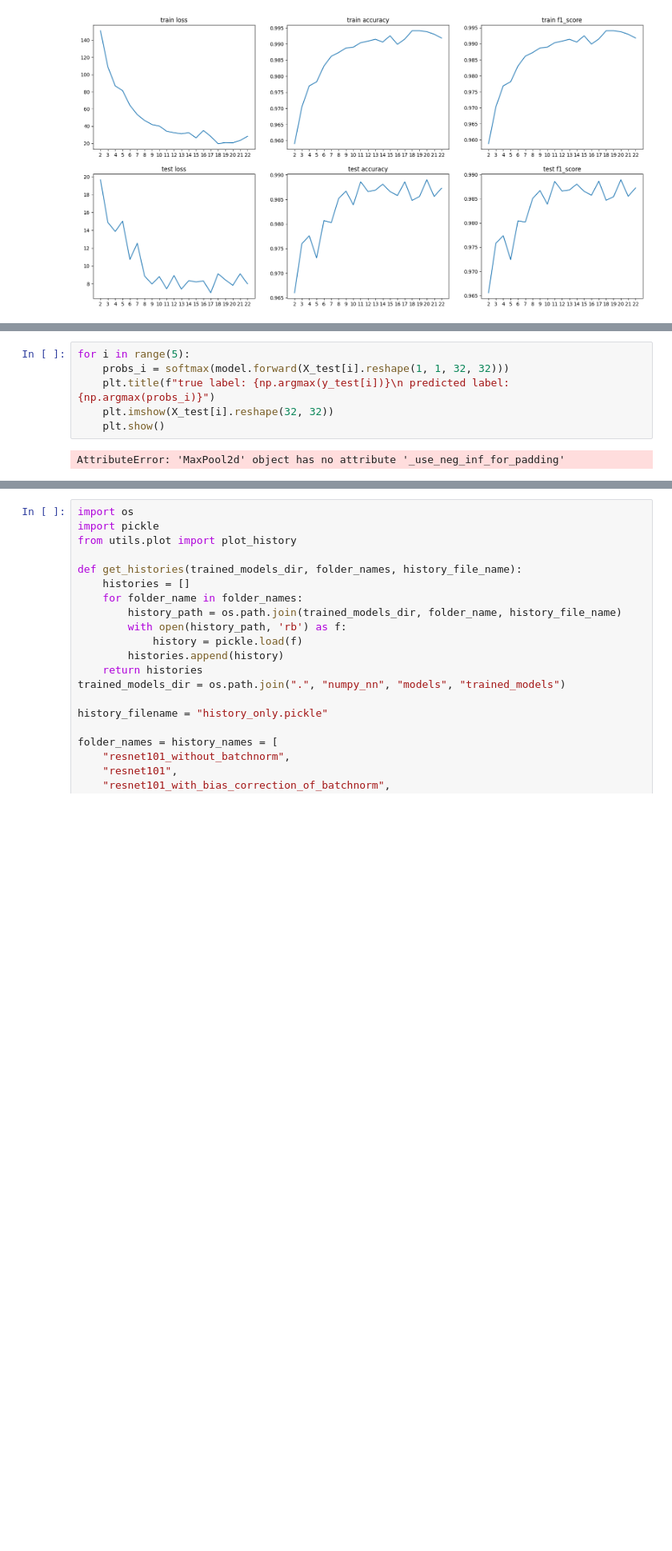
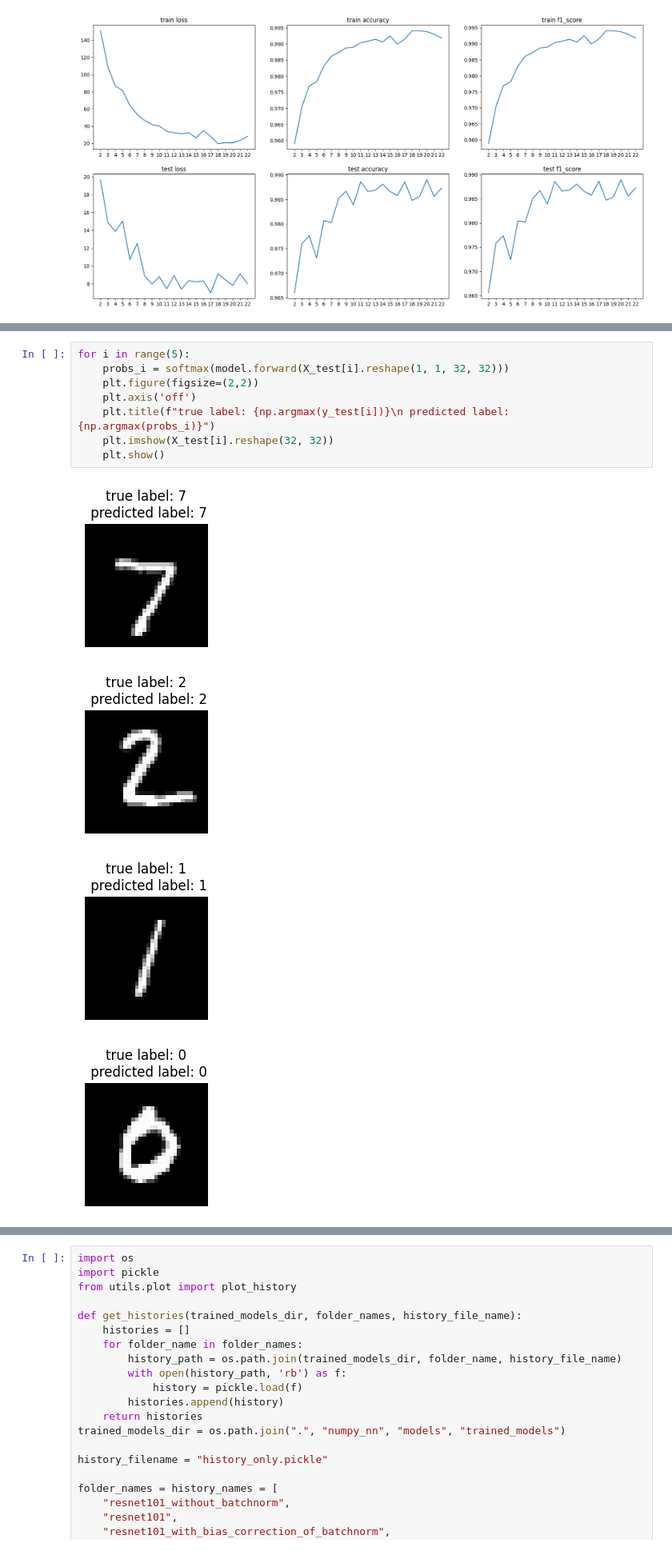
Before and after one commit to proshian/DNN_course, a Jupyter notebook: numpy_resnet_mnist.ipynb, the cells around one changed output, grey strips where cells are left out. Shown at 80% size. Drawn from its saved outputs; the diff is of its cells as text; blank space fills up the shorter version.

```diff
--- a/numpy_resnet_mnist.ipynb
+++ b/numpy_resnet_mnist.ipynb
@@ -290,8 +289,13 @@ TypeError: 'str' object is not callable
 # %%
 for i in range(5):
     probs_i = softmax(model.forward(X_test[i].reshape(1, 1, 32, 32)))
+    plt.figure(figsize=(2,2))
+    plt.axis('off')
     plt.title(f"true label: {np.argmax(y_test[i])}\n predicted label: {np.argmax(probs_i)}")
     plt.imshow(X_test[i].reshape(32, 32))
     plt.show()
 # %% [output]
-AttributeError: 'MaxPool2d' object has no attribute '_use_neg_inf_for_padding'
+[figure, added]
+[figure, added]
+[figure, added]
+[figure, added]
```
Also changed, not shown: parts of 4 cells of this notebook.
